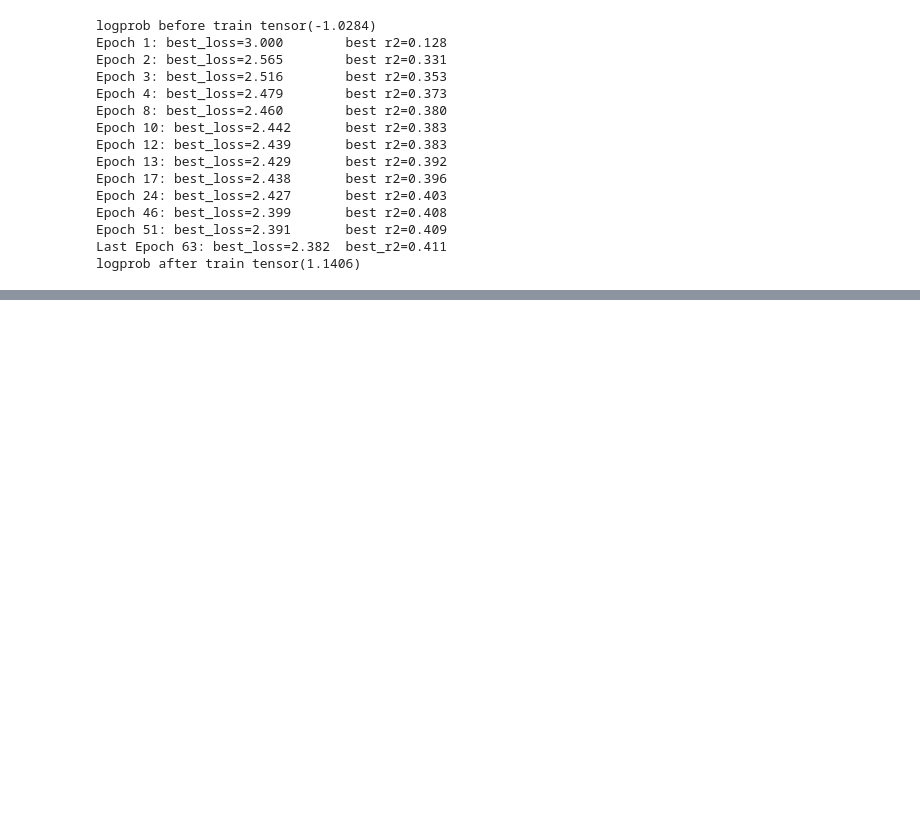
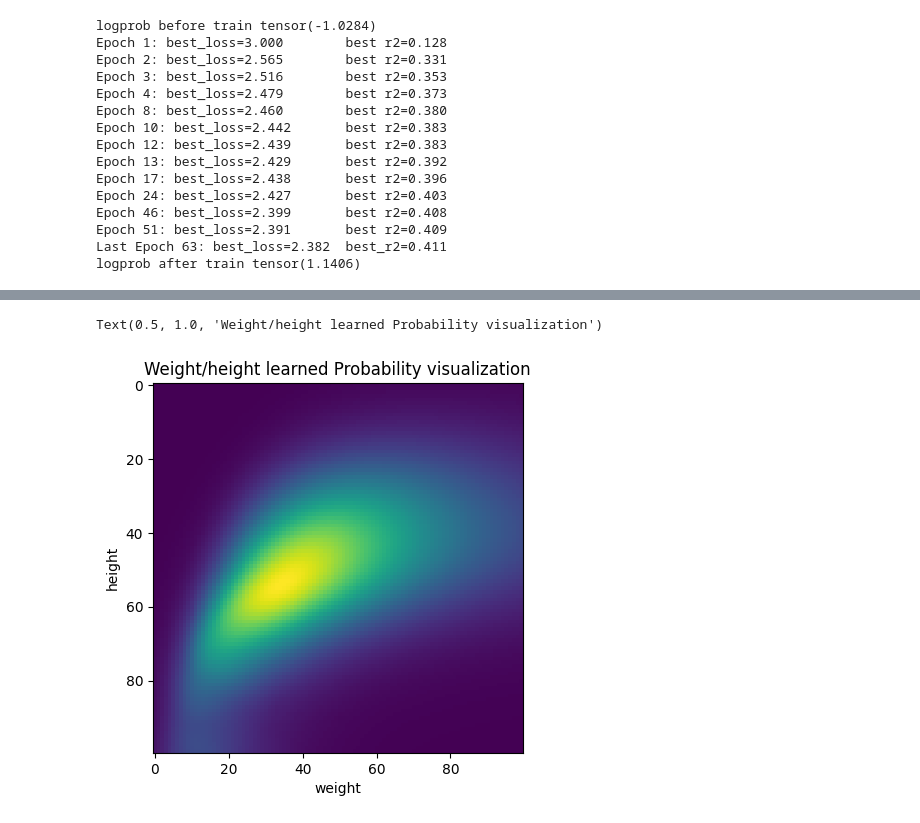
Before and after one commit to Kemsekov/One-Step-Exact-Likelihood-FlowMatching, a Jupyter notebook: run.ipynb, the cells around one changed output, grey strips where cells are left out. Cells and saved outputs as stored; diff of their text form; code cells hidden in the pictures; blank space fills up the shorter version.

```diff
--- a/run.ipynb
+++ b/run.ipynb
@@ -183,3 +183,19 @@ data_csv.iloc[probs[:10]]
+# %%
+X = torch.linspace(-2.5,2.5,8)
+Y = torch.linspace(-2,2.5,100)
+Z = torch.linspace(2.5,-2.5,100)
+
+grid = torch.stack(torch.meshgrid([X,Y,Z],indexing="ij"),-1)
+with torch.no_grad():
+    probs = fm_reflow.log_prob(grid.view(-1,3),random_directions=3).view(grid.shape[:-1])
+xy_probs = probs.mean(0)
+plt.imshow((xy_probs.T/3).exp())
+plt.xlabel("weight")
+plt.ylabel("height")
+plt.title("Weight/height learned Probability visualization")
+# %% [output]
+Text(0.5, 1.0, 'Weight/height learned Probability visualization')
+[figure, added]
 # %%
 def constraint(x):
     a = ((x[:,1])**2).mean()
```
Also changed, not shown: parts of 8 cells of this notebook.
